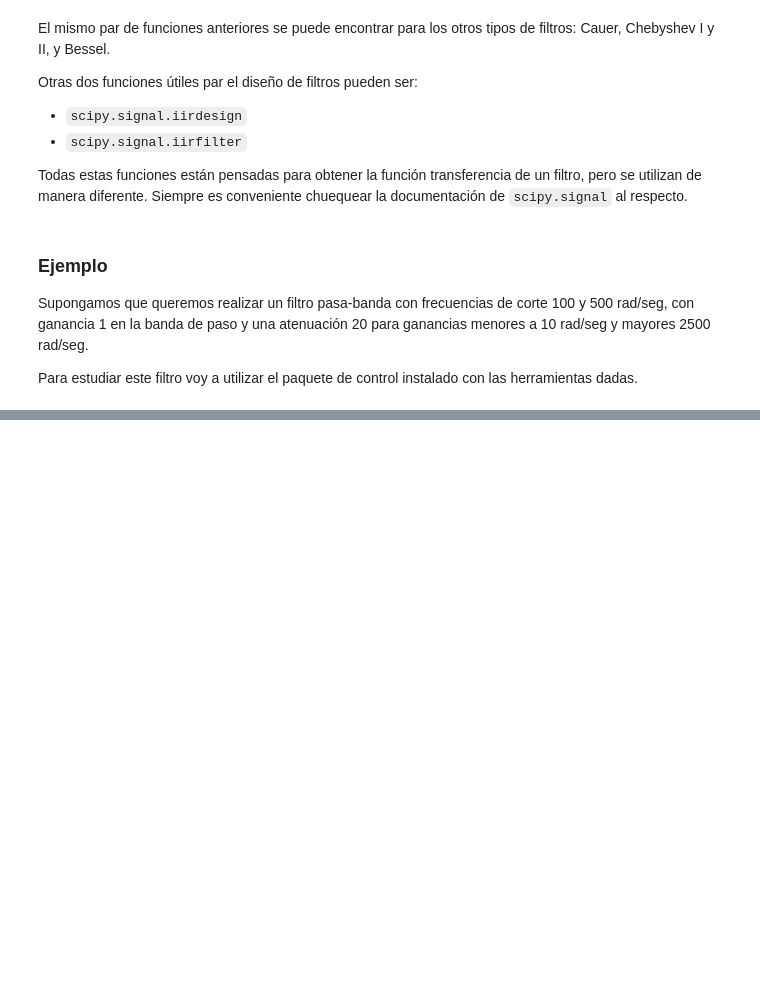
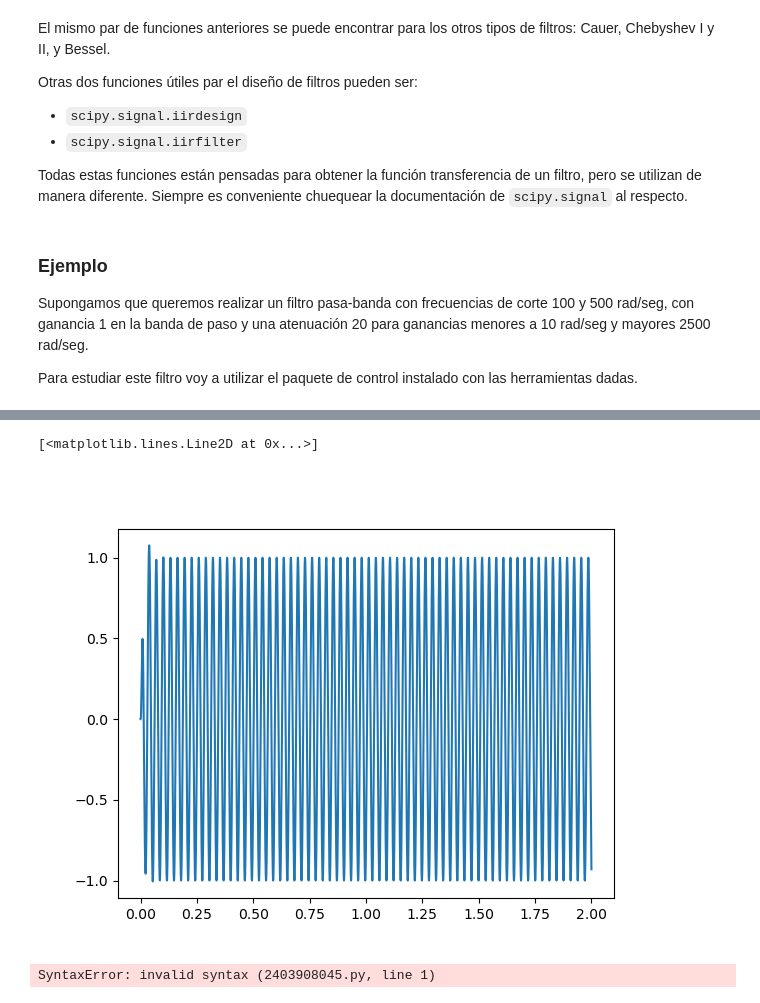
Before and after one commit to gonmolina/dsp_book, a Jupyter notebook: _sources/sources/filtros/filtros_analogicos.ipynb, the cells around one changed output, grey strips where cells are left out. Cells and saved outputs as stored; diff of their text form; code cells hidden in the pictures; blank space fills up the shorter version.

```diff
--- a/_sources/sources/filtros/filtros_analogicos.ipynb
+++ b/_sources/sources/filtros/filtros_analogicos.ipynb
@@ -280,0 +301,18 @@ $$\frac{3.144 \times 10^{5} s^2}{s^4 + 793 s^3 + 4.144 \times 10^{5} s^2 + 3.965
+# %%
+ws = 200
+tf= 2
+t=np.linspace(0, tf, 10001)
+
+u=np.sin(ws*t)
+# %%
+y=forced_response(G,t,u)
+# %%
+plt.figure()
+plt.plot(t, y.y[0])
+# %% [output]
+[<matplotlib.lines.Line2D at 0x...>]
+[figure, added]
+# %%
+G.
+# %% [output]
+SyntaxError: invalid syntax (2403908045.py, line 1)
```
Also changed, not shown: parts of 7 cells of this notebook, 31 other files.
